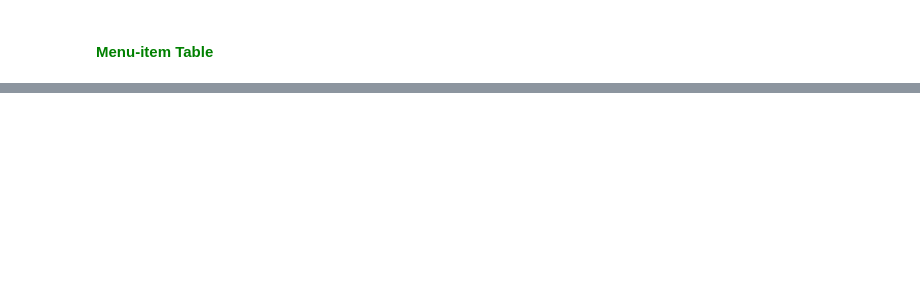
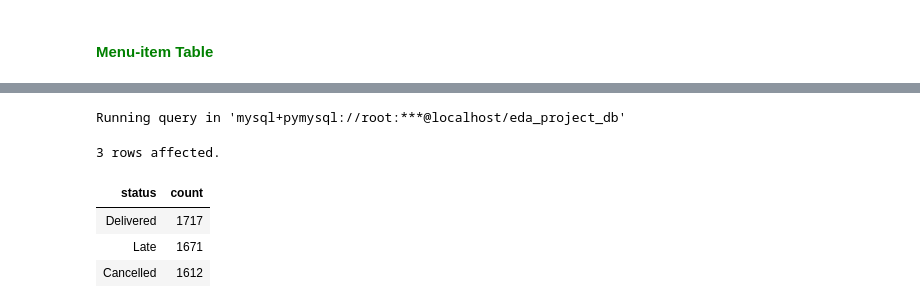
Before and after one commit to Kartika-Nidhi/SQLProjects, a Jupyter notebook: RestaurantAnalysis.ipynb, the cells around one changed output, grey strips where cells are left out. Cells and saved outputs as stored; diff of their text form; code cells hidden in the pictures; blank space fills up the shorter version.

```diff
--- a/RestaurantAnalysis.ipynb
+++ b/RestaurantAnalysis.ipynb
@@ -532,0 +673,14 @@ Truncated to displaylimit of 10.
+# %%
+%%sql
+
+SELECT status, COUNT(status) AS count
+FROM orders_medium
+GROUP BY status
+ORDER BY count DESC;
+# %% [output]
+Running query in 'mysql+pymysql://root:***@localhost/eda_project_db'
+3 rows affected.
+| status | count |
+| Delivered | 1717 |
+| Late | 1671 |
+| Cancelled | 1612 |
```
Also changed, not shown: parts of 22 cells of this notebook.
